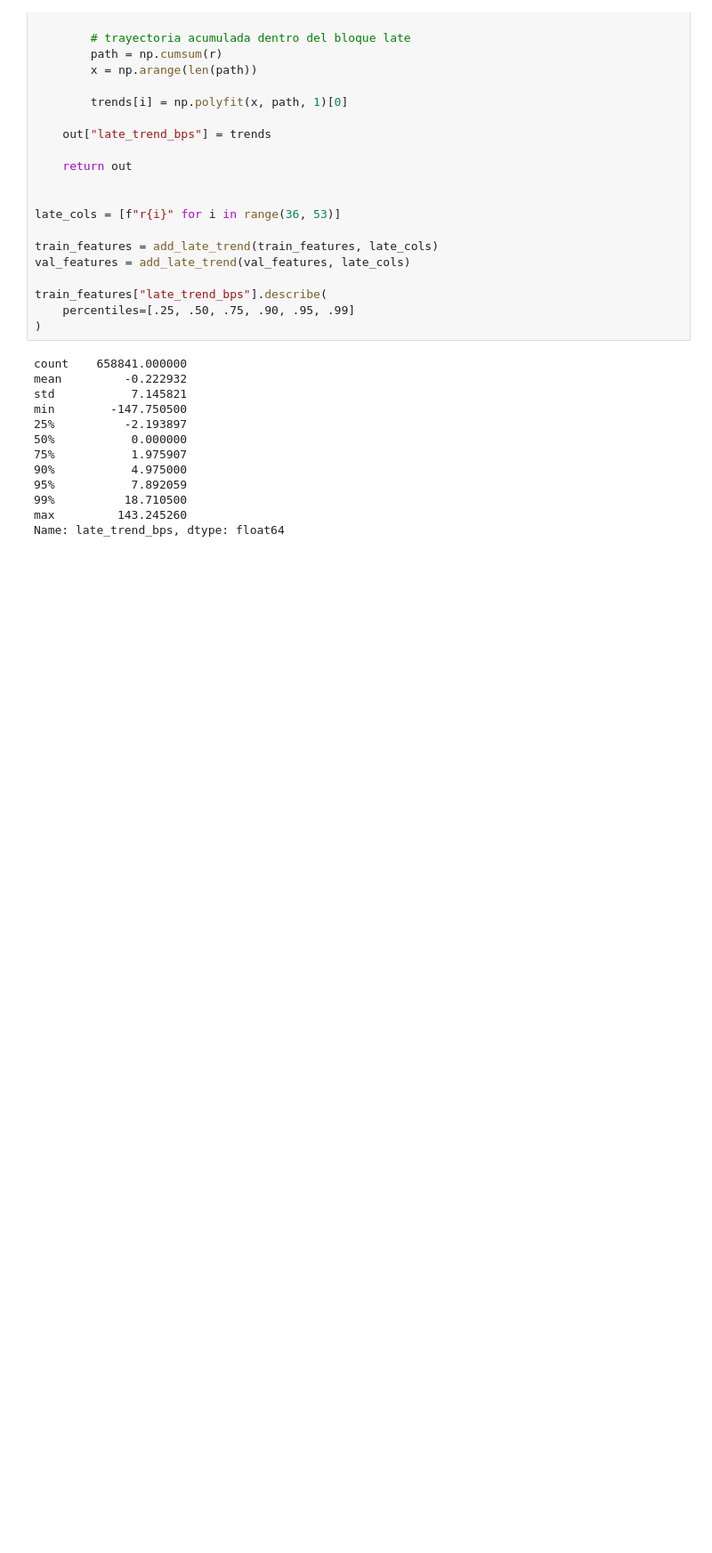
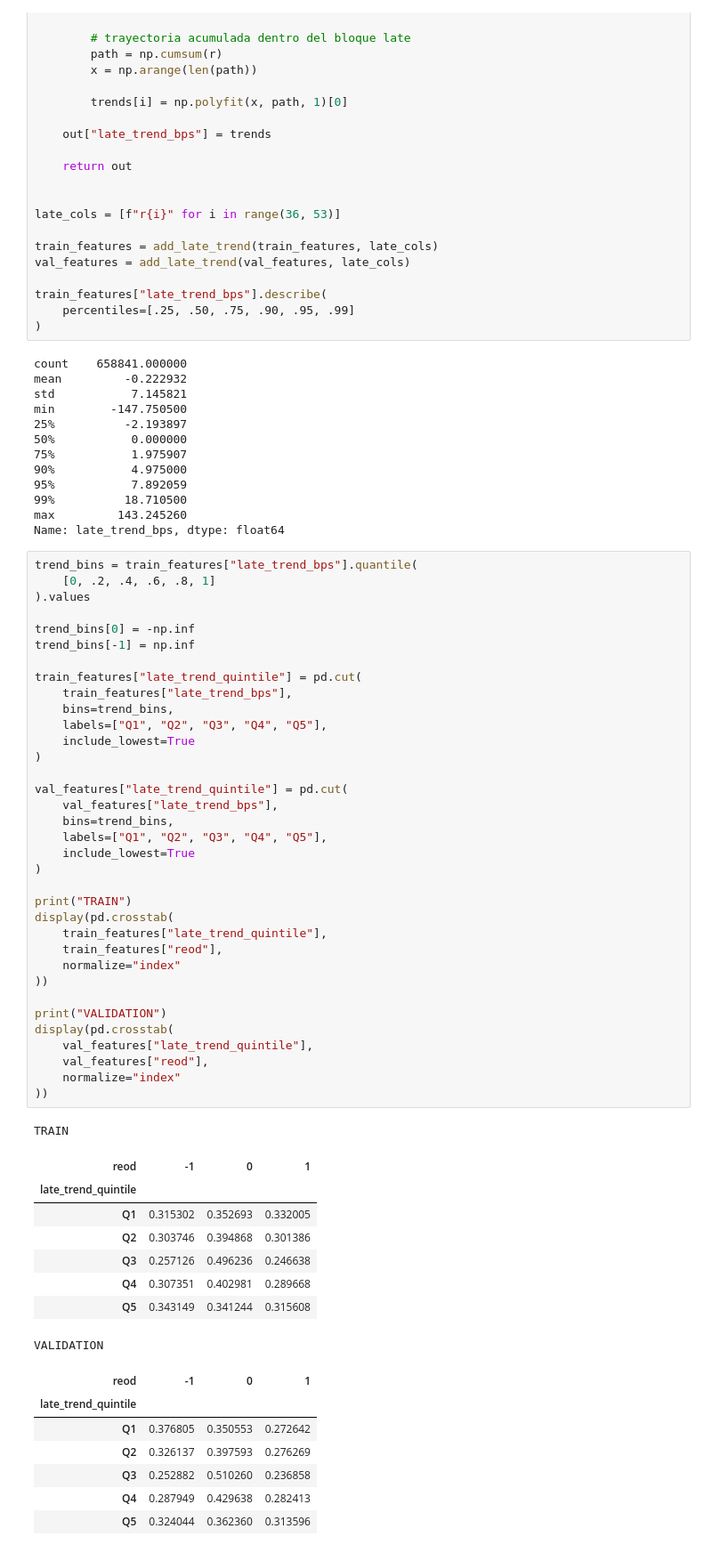
Before and after one commit to ADRIANVM117/data-science-portfolio, a Jupyter notebook: EXAMEN_DL_BOURBAKI/notebooks/04_base_models.ipynb, the cells around one changed output. Shown at 89% size. Cells and saved outputs as stored; diff of their text form; blank space fills up the shorter version.

```diff
--- a/EXAMEN_DL_BOURBAKI/notebooks/04_base_models.ipynb
+++ b/EXAMEN_DL_BOURBAKI/notebooks/04_base_models.ipynb
@@ -501,3 +501,55 @@ min        -147.750500
 99%          18.710500
 max         143.245260
 Name: late_trend_bps, dtype: float64
+# %%
+trend_bins = train_features["late_trend_bps"].quantile(
+    [0, .2, .4, .6, .8, 1]
+).values
+
+trend_bins[0] = -np.inf
+trend_bins[-1] = np.inf
+
+train_features["late_trend_quintile"] = pd.cut(
+    train_features["late_trend_bps"],
+    bins=trend_bins,
+    labels=["Q1", "Q2", "Q3", "Q4", "Q5"],
+    include_lowest=True
+)
+
+val_features["late_trend_quintile"] = pd.cut(
+    val_features["late_trend_bps"],
+    bins=trend_bins,
+    labels=["Q1", "Q2", "Q3", "Q4", "Q5"],
+    include_lowest=True
+)
+
+print("TRAIN")
+display(pd.crosstab(
+    train_features["late_trend_quintile"],
+    train_features["reod"],
+    normalize="index"
+))
+
+print("VALIDATION")
+display(pd.crosstab(
+    val_features["late_trend_quintile"],
+    val_features["reod"],
+    normalize="index"
+))
+# %% [output]
+TRAIN
+| reod | -1 | 0 | 1 |
+| late_trend_quintile |  |  |  |
+| Q1 | 0.315302 | 0.352693 | 0.332005 |
+| Q2 | 0.303746 | 0.394868 | 0.301386 |
+| Q3 | 0.257126 | 0.496236 | 0.246638 |
+| Q4 | 0.307351 | 0.402981 | 0.289668 |
+| Q5 | 0.343149 | 0.341244 | 0.315608 |
+VALIDATION
+| reod | -1 | 0 | 1 |
+| late_trend_quintile |  |  |  |
+| Q1 | 0.376805 | 0.350553 | 0.272642 |
+| Q2 | 0.326137 | 0.397593 | 0.276269 |
+| Q3 | 0.252882 | 0.510260 | 0.236858 |
+| Q4 | 0.287949 | 0.429638 | 0.282413 |
+| Q5 | 0.324044 | 0.362360 | 0.313596 |
```
Also changed, not shown: parts of 5 cells of this notebook, 6 other files.
